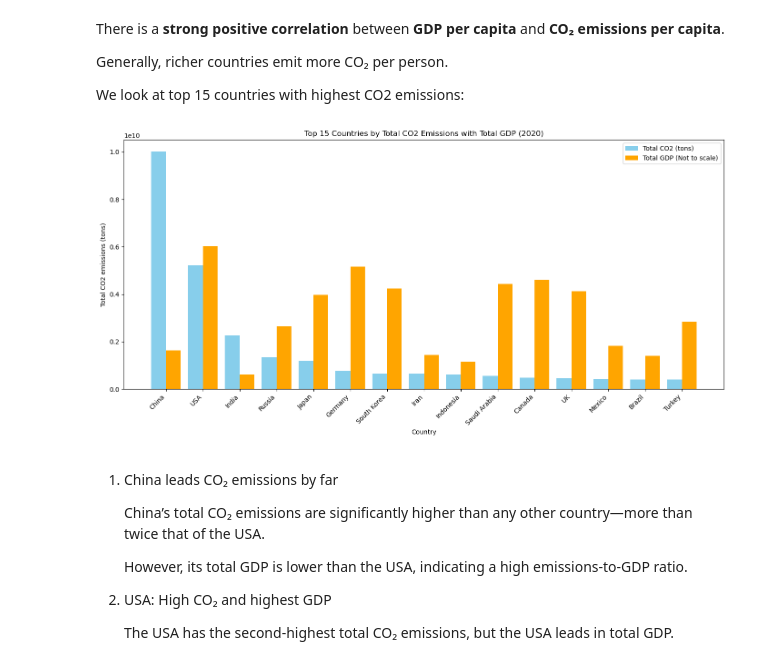
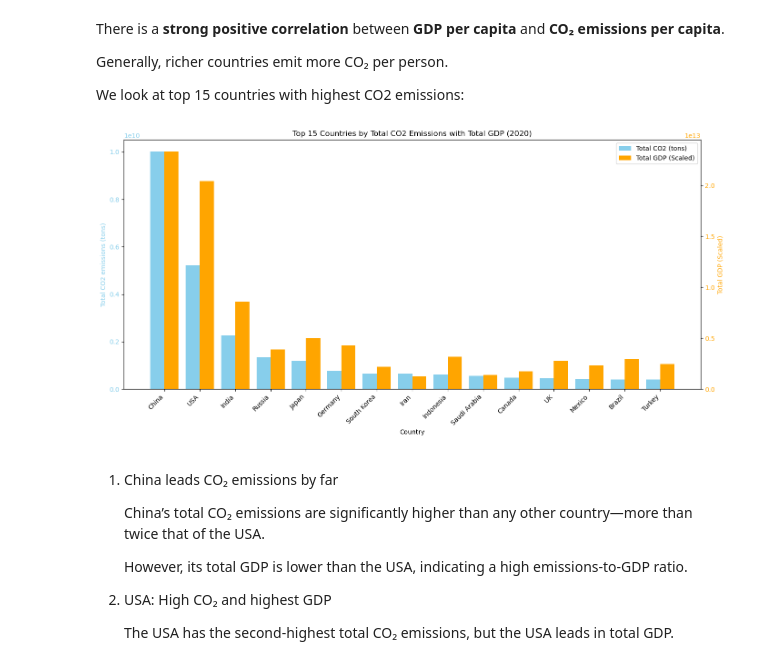
Before and after one commit to behzadfuladpanjeh/ENSF692-Project, a Jupyter notebook: Study_1_economic_growth_vs_emissions.ipynb, the cells around one changed output. Cells and saved outputs as stored; diff of their text form; code cells hidden in the pictures.

Commit message:
Correction of total GDP calculations

```diff
--- a/Study_1_economic_growth_vs_emissions.ipynb
+++ b/Study_1_economic_growth_vs_emissions.ipynb
@@ -52,42 +52,55 @@ We look at top 15 countries with highest CO2 emissions:
 # %%
 # Filter for the year 2020
 data_2020 = data[data['year'] == 2020].copy()
 
 # Drop missing values
 data_2020 = data_2020.dropna(subset=['total_co2', 'gdp'])
 
 # Get top 15 countries by total CO2
 top_15 = data_2020.sort_values(by='total_co2', ascending=False).head(15)
 
 # Sort by CO2 for consistent display
 top_15 = top_15.sort_values(by='total_co2', ascending=False)
 
 # Extract values
 countries = top_15['Country']
 co2_values = top_15['total_co2']
-gdp_values = top_15['gdp']*1e5
+gdp_values = top_15['total_gdp']
 
 # Bar settings
 x = np.arange(len(countries))  # Label locations
 width = 0.4  # Width of the bars
 
 # Create plot
-fig, ax = plt.subplots(figsize=(14, 7))
-bars1 = ax.bar(x - width/2, co2_values, width, label='Total CO2 (tons)', color='skyblue')
-bars2 = ax.bar(x + width/2, gdp_values, width, label='Total GDP (Not to scale)', color='orange')
+fig, ax1 = plt.subplots(figsize=(14, 7))
 
-# Labels & Title
-ax.set_xlabel('Country')
-ax.set_ylabel('Total CO2 emissions (tons)')
-ax.set_title('Top 15 Countries by Total CO2 Emissions with Total GDP (2020)')
-ax.set_xticks(x)
-ax.set_xticklabels(countries, rotation=45, ha='right')
-ax.legend()
+# Bar for CO2 on primary y-axis
+bars1 = ax1.bar(x - width/2, co2_values, width, label='Total CO2 (tons)', color='skyblue')
+ax1.set_xlabel('Country')
+ax1.set_ylabel('Total CO2 emissions (tons)', color='skyblue')
+ax1.tick_params(axis='y', labelcolor='skyblue')
+
+# Create secondary y-axis for GDP
+ax2 = ax1.twinx()
+bars2 = ax2.bar(x + width/2, gdp_values, width, label='Total GDP (USD)', color='orange')
+ax2.set_ylabel('Total GDP (Scaled)', color='orange')
+ax2.tick_params(axis='y', labelcolor='orange')
+
+# Title and x-ticks
+ax1.set_title('Top 15 Countries by Total CO2 Emissions with Total GDP (2020)')
+ax1.set_xticks(x)
+ax1.set_xticklabels(countries, rotation=45, ha='right')
+
+# Legends
+# Combine legends from both axes
+bars = [bars1, bars2]
+labels = [bar.get_label() for bar in bars]
+ax1.legend(bars, labels, loc='upper right')
 
 plt.tight_layout()
 plt.show()
 # %% [output]
-[figure, old version]
+[figure, new version]
 # %% [markdown]
 1. China leads CO₂ emissions by far
 
```
